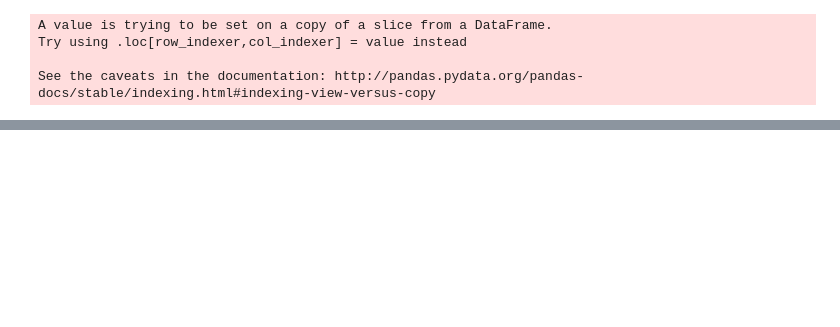
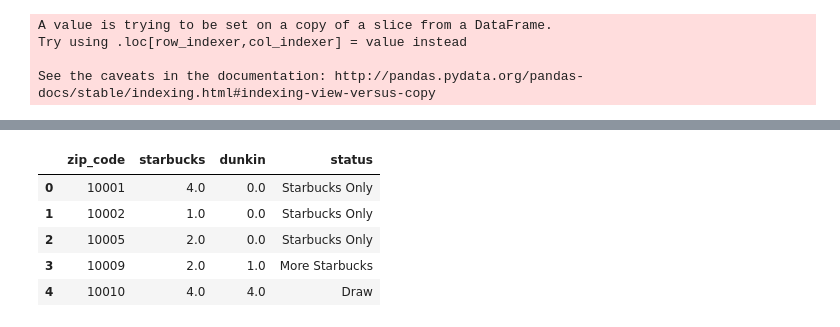
Before and after one commit to BrandonEmmerich/google_maps, a Jupyter notebook: analysis/Coffee In Manhattan.ipynb, the cells around one changed output, grey strips where cells are left out. Saved outputs shown, nothing was run; the diff lists cells and outputs as text; code cells hidden in the pictures; blank space fills up the shorter version.

```diff
--- a/analysis/Coffee In Manhattan.ipynb
+++ b/analysis/Coffee In Manhattan.ipynb
@@ -121,0 +134,79 @@ Follow Up Questions:
+# %%
+query_zip_codes = '''
+with base_data as (
+
+    select
+        vicinity as address,
+        result_name,
+        max(location_latitude) as latitude,
+        max(location_longitude) as longitude,
+        max(zip_code) as zip_code
+    from locations_data.manhattan_starbucks
+    group by 1,2
+    union
+    select
+        vicinity as address,
+        result_name,
+        max(location_latitude) as latitude,
+        max(location_longitude) as longitude,
+        max(zip_code) as zip_code
+    from locations_data.manhattan_dunkin
+    group by 1,2
+    ),
+
+long_data as (
+
+    select
+        zip_code,
+        result_name as coffee_chain,
+        count(*) as store_count
+    from base_data
+    group by 1,2
+    order by 1,2
+    ),
+
+all_combos as (
+
+    select
+        t.zip_code,
+        t2.result_name as coffee_chain
+    from (select distinct zip_code from base_data) as t
+    cross join (select distinct result_name from base_data where result_name !~ 'Baskin' and result_name !~ 'Donut') as t2
+    ),
+
+final_data as (
+
+    select
+        t.zip_code,
+        sum(case when t2.coffee_chain = 'Starbucks' then t2.store_count else 0 end) as starbucks,
+        sum(case when t2.coffee_chain ~ 'Dunk' then t2.store_count else 0 end) as dunkin
+    from all_combos as t
+    left join long_data as t2 on t.zip_code = t2.zip_code and t.coffee_chain = t2.coffee_chain
+    group by 1
+    order by 1
+    )
+
+select
+    zip_code,
+    starbucks,
+    dunkin,
+    case
+        when starbucks > 0 and dunkin = 0 then 'Starbucks Only'
+        when starbucks = 0 and dunkin > 0 then 'Dunkin Only'
+        when starbucks > dunkin then 'More Starbucks'
+        when dunkin > starbucks then 'More Dunkin'
+        when dunkin = starbucks then 'Draw'
+    end as status
+from final_data;
+'''
+
+df_coffee = get_dataframe_from_db(query_zip_codes)
+
+df_coffee.head()
+# %% [output]
+|  | zip_code | starbucks | dunkin | status |
+| 0 | 10001 | 4.0 | 0.0 | Starbucks Only |
+| 1 | 10002 | 1.0 | 0.0 | Starbucks Only |
+| 2 | 10005 | 2.0 | 0.0 | Starbucks Only |
+| 3 | 10009 | 2.0 | 1.0 | More Starbucks |
+| 4 | 10010 | 4.0 | 4.0 | Draw |
```
Also changed, not shown: parts of 9 cells of this notebook, 2 other files.
